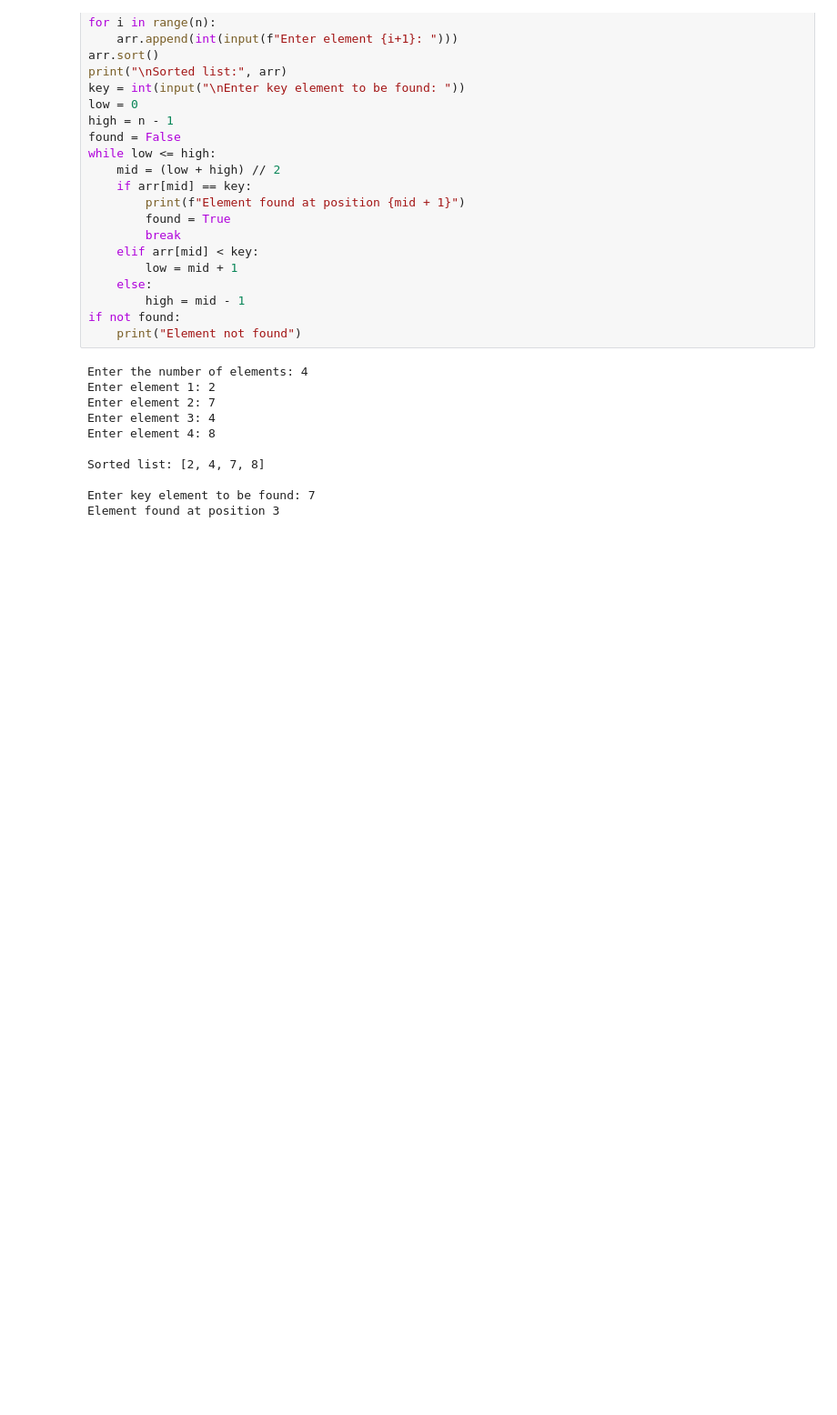
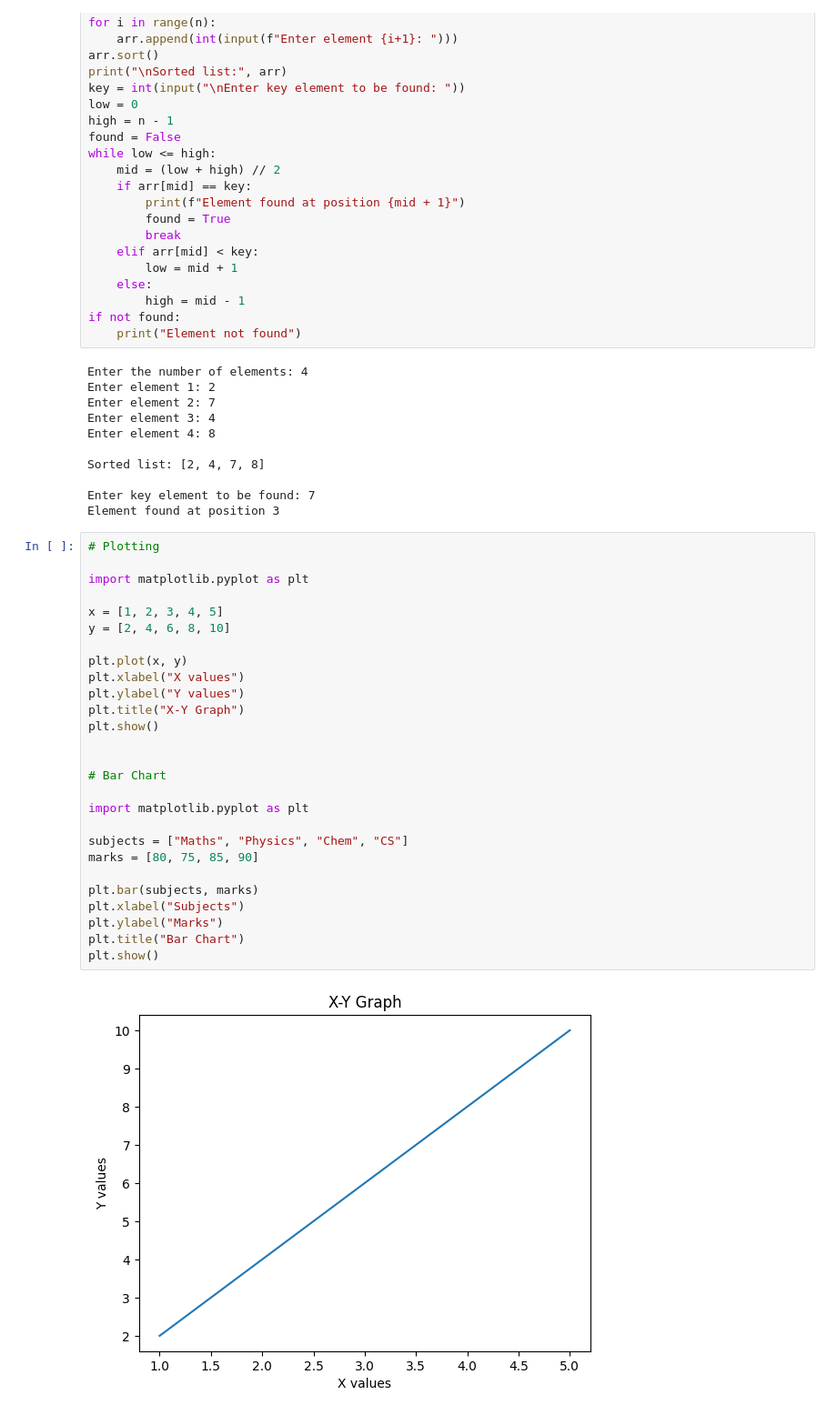
Before and after one commit to shivani6420/shivani-160724754114-AI-b-DS, a Jupyter notebook: feb_10th.ipynb, the cells around one changed output. Shown at 91% size. Drawn from its saved outputs; the diff is of its cells as text; blank space fills up the shorter version.

```diff
--- a/feb_10th.ipynb
+++ b/feb_10th.ipynb
@@ -258,3 +258,32 @@ Sorted list: [2, 4, 7, 8]
 
 Enter key element to be found: 7
 Element found at position 3
+# %%
+# Plotting
+
+import matplotlib.pyplot as plt
+
+x = [1, 2, 3, 4, 5]
+y = [2, 4, 6, 8, 10]
+
+plt.plot(x, y)
+plt.xlabel("X values")
+plt.ylabel("Y values")
+plt.title("X-Y Graph")
+plt.show()
+
+
+# Bar Chart
+
+import matplotlib.pyplot as plt
+
+subjects = ["Maths", "Physics", "Chem", "CS"]
+marks = [80, 75, 85, 90]
+
+plt.bar(subjects, marks)
+plt.xlabel("Subjects")
+plt.ylabel("Marks")
+plt.title("Bar Chart")
+plt.show()
+# %% [output]
+[figure, added]
```
Also changed, not shown: parts of 4 cells of this notebook.
